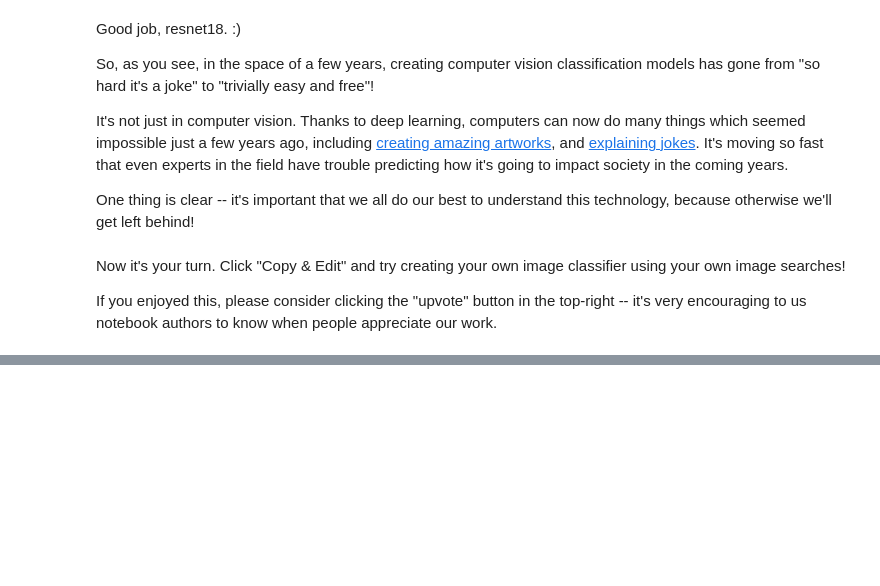
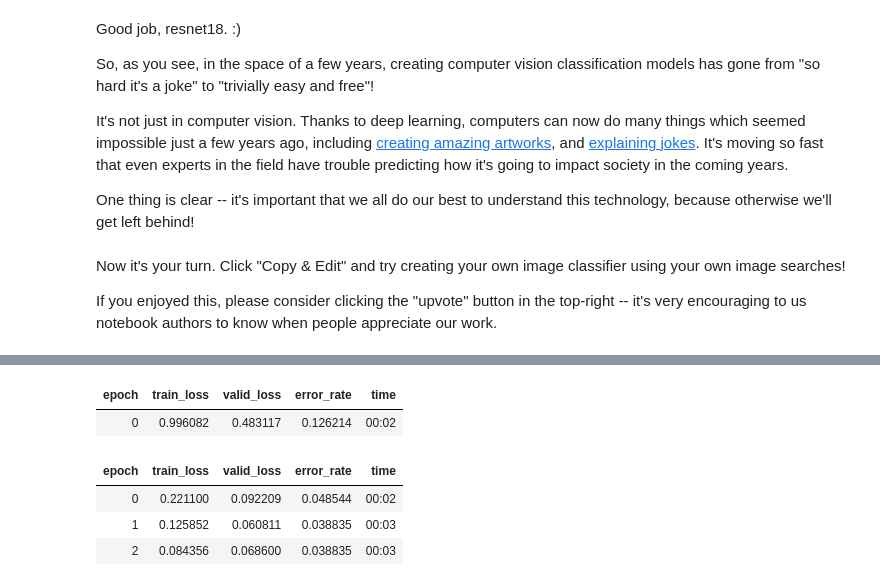
Before and after one commit to Gennaro-Farina/course22, a Jupyter notebook: 00-is-it-a-bird-creating-a-model-from-your-own-data.ipynb, the cells around one changed output, grey strips where cells are left out. Saved outputs shown, nothing was run; the diff lists cells and outputs as text; code cells hidden in the pictures; blank space fills up the shorter version.

```diff
--- a/00-is-it-a-bird-creating-a-model-from-your-own-data.ipynb
+++ b/00-is-it-a-bird-creating-a-model-from-your-own-data.ipynb
@@ -179,0 +213,10 @@ If you enjoyed this, please consider clicking the "upvote" button in the top-rig
+# %%
+learn = vision_learner(dls, resnet18, metrics=error_rate)
+learn.fine_tune(3)
+# %% [output]
+| epoch | train_loss | valid_loss | error_rate | time |
+| 0 | 0.996082 | 0.483117 | 0.126214 | 00:02 |
+| epoch | train_loss | valid_loss | error_rate | time |
+| 0 | 0.221100 | 0.092209 | 0.048544 | 00:02 |
+| 1 | 0.125852 | 0.060811 | 0.038835 | 00:03 |
+| 2 | 0.084356 | 0.068600 | 0.038835 | 00:03 |
```
Also changed, not shown: parts of 9 cells of this notebook.
